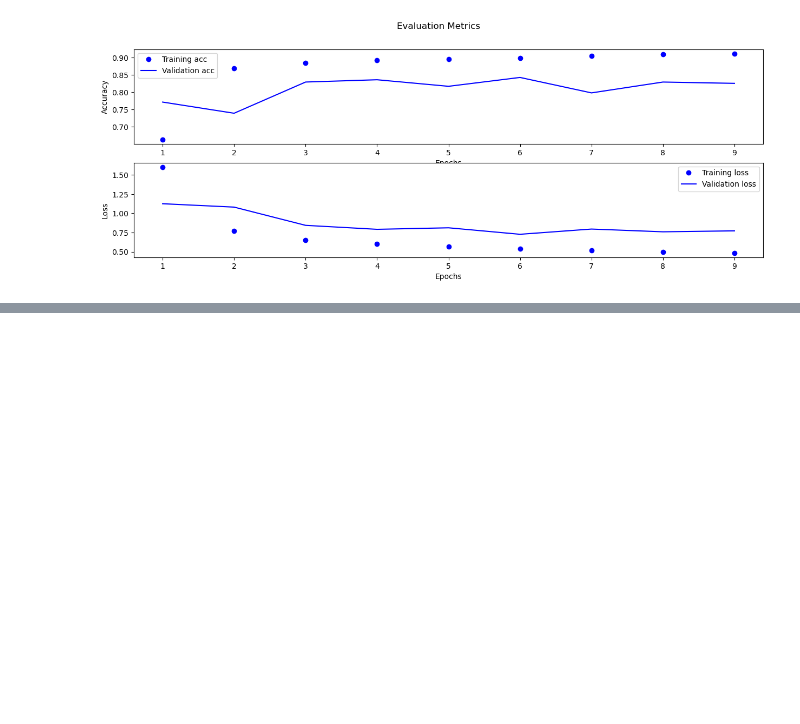
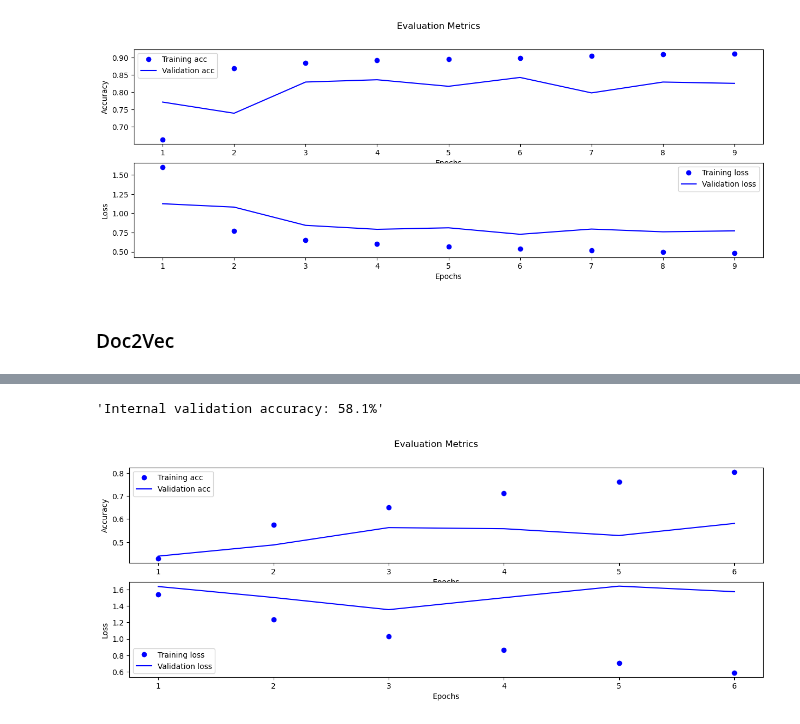
Before and after one commit to akiehl2000/STAA578_Homework, a Jupyter notebook: Homework4/homework4.ipynb, the cells around one changed output, grey strips where cells are left out. Cells and saved outputs as stored; diff of their text form; code cells hidden in the pictures; blank space fills up the shorter version.

Commit message:
Doc2Vec MLP models

```diff
--- a/Homework4/homework4.ipynb
+++ b/Homework4/homework4.ipynb
@@ -324,3 +328,18 @@ Epoch 9/100
 186/186 [==============================] - 8s 44ms/step - loss: 0.4845 - accuracy: 0.9121 - val_loss: 0.7721 - val_accuracy: 0.8257
 'Internal validation accuracy: 82.57%'
 [figure]
+# %% [markdown]
+### Doc2Vec
+# %%
+# define model architecture
+model = Sequential([
+    Dense(512, activation = 'relu'),
+    Dense(256, activation = 'relu'),
+    Dense(128, activation = 'relu'),
+    Dense(64, activation = 'relu'),
+    Dense(7, activation = 'softmax')
+])
+
+# evaluate model
+EvaluateModel(model, trainDFdoc2vecMAX)
+# %% [output]
@@ -326,0 +358,2 @@ Epoch 9/100
+'Internal validation accuracy: 58.1%'
+[figure, added]
```
Also changed, not shown: parts of 10 cells of this notebook.
